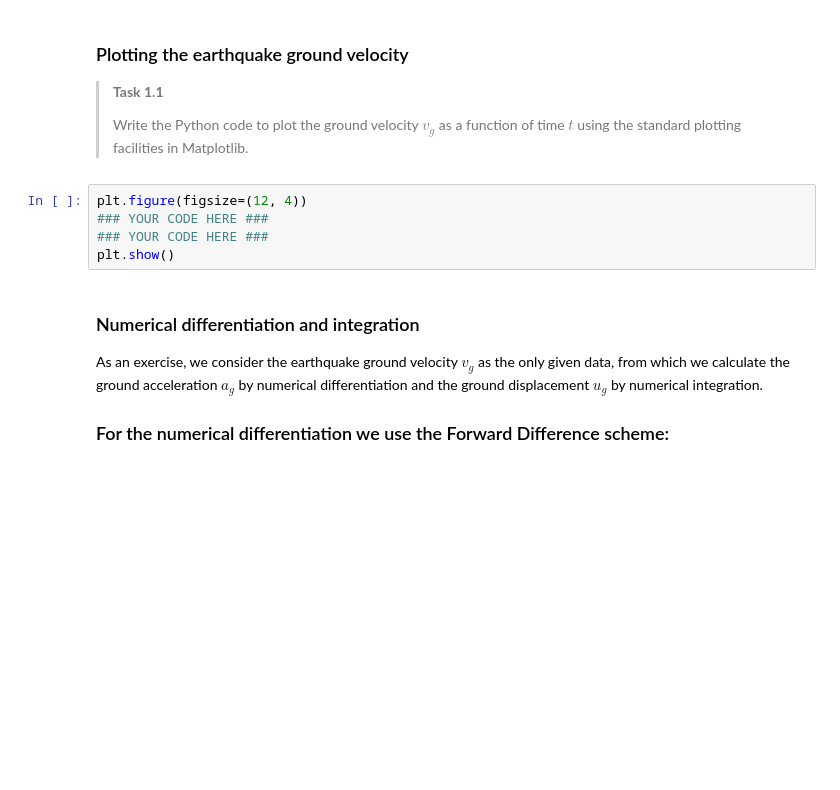
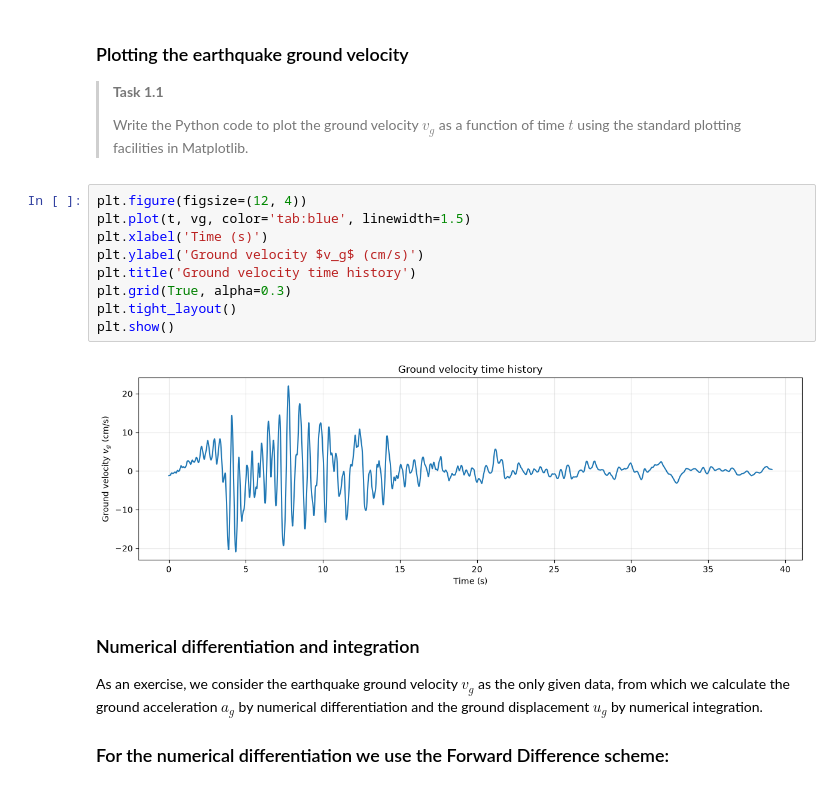
Before and after one commit to jusung-github/GA1.2, a Jupyter notebook: 1Ddynamics.ipynb, the cells around one changed output. Cells and saved outputs as stored; diff of their text form; blank space fills up the shorter version.

```diff
--- a/1Ddynamics.ipynb
+++ b/1Ddynamics.ipynb
@@ -84,11 +84,17 @@ t = np.linspace(start=0, stop=dt * num, num=num)
 >
 </p>
 </div>
-# %%
-plt.figure(figsize=(12, 4))
-### YOUR CODE HERE ###
-### YOUR CODE HERE ###
-plt.show()
+# %%
+plt.figure(figsize=(12, 4))
+plt.plot(t, vg, color='tab:blue', linewidth=1.5)
+plt.xlabel('Time (s)')
+plt.ylabel('Ground velocity $v_g$ (cm/s)')
+plt.title('Ground velocity time history')
+plt.grid(True, alpha=0.3)
+plt.tight_layout()
+plt.show()
+# %% [output]
+[figure, added]
 # %% [markdown]
 ### Numerical differentiation and integration
 
```
Also changed, not shown: parts of 16 cells of this notebook, 2 other files.
